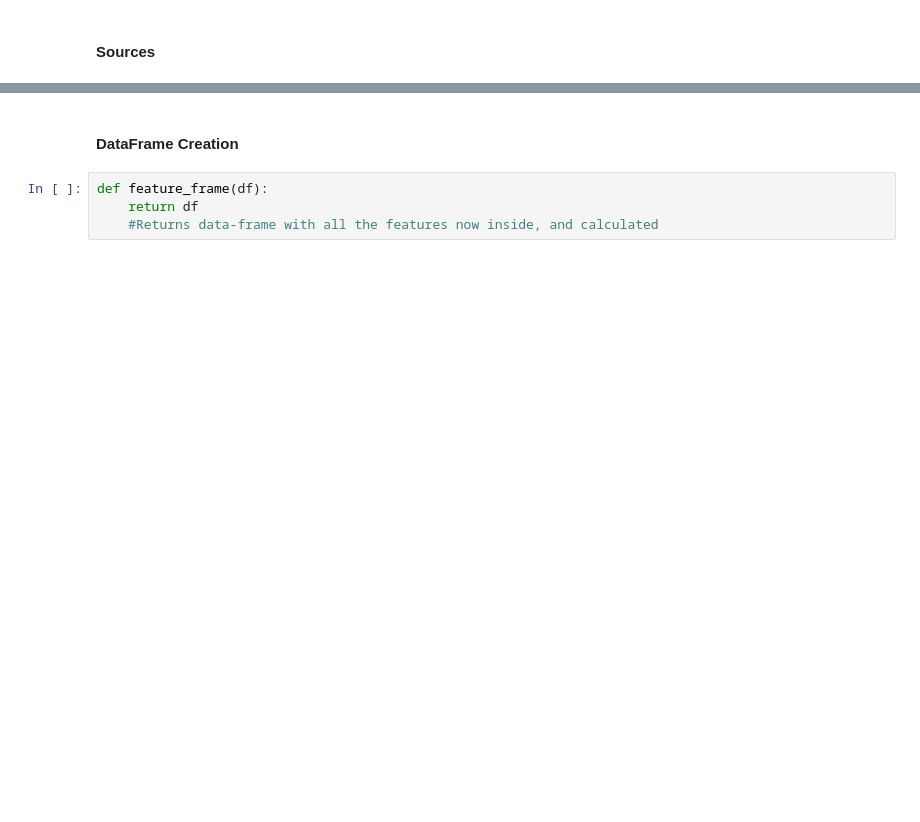
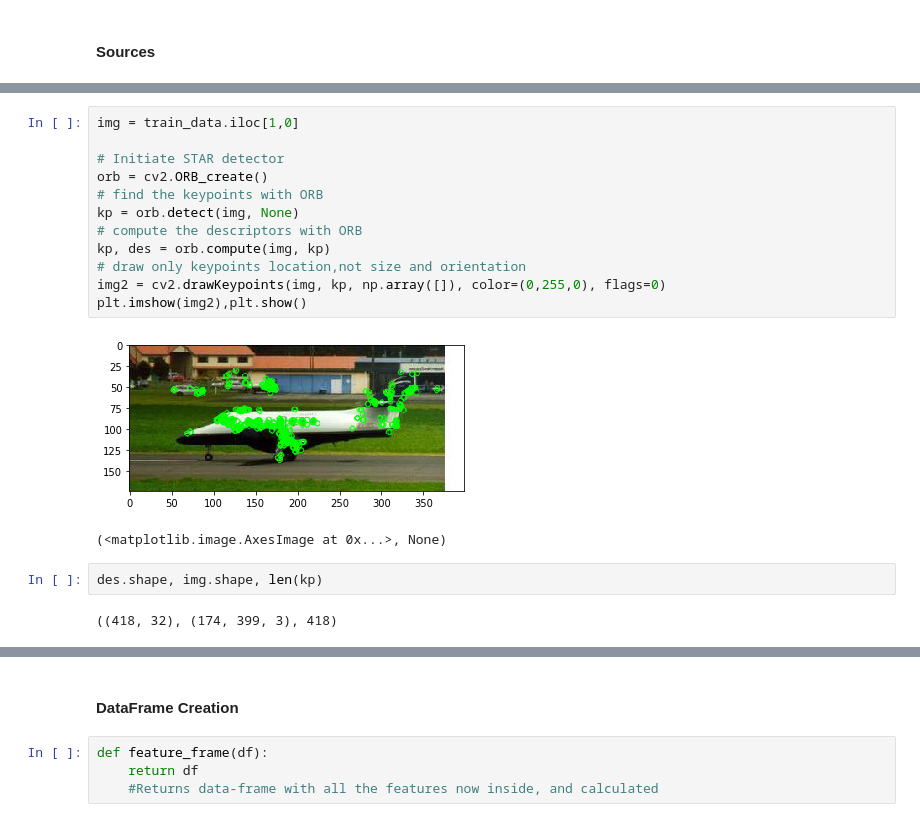
Before and after one commit to joey-lou/CS200_FP, a Jupyter notebook: GradProject_NB2.ipynb, the cells around one changed output, grey strips where cells are left out. Saved outputs shown, nothing was run; the diff lists cells and outputs as text; blank space fills up the shorter version.

```diff
--- a/GradProject_NB2.ipynb
+++ b/GradProject_NB2.ipynb
@@ -85,0 +200,19 @@ Array([[14,  0, 11, ...,  0,  0,  0],
+# %%
+img = train_data.iloc[1,0]
+
+# Initiate STAR detector
+orb = cv2.ORB_create()
+# find the keypoints with ORB
+kp = orb.detect(img, None)
+# compute the descriptors with ORB
+kp, des = orb.compute(img, kp)
+# draw only keypoints location,not size and orientation
+img2 = cv2.drawKeypoints(img, kp, np.array([]), color=(0,255,0), flags=0)
+plt.imshow(img2),plt.show()
+# %% [output]
+[figure, added]
+(<matplotlib.image.AxesImage at 0x...>, None)
+# %%
+des.shape, img.shape, len(kp)
+# %% [output]
+((418, 32), (174, 399, 3), 418)
```
Also changed, not shown: parts of 18 cells of this notebook, 1 other file.
